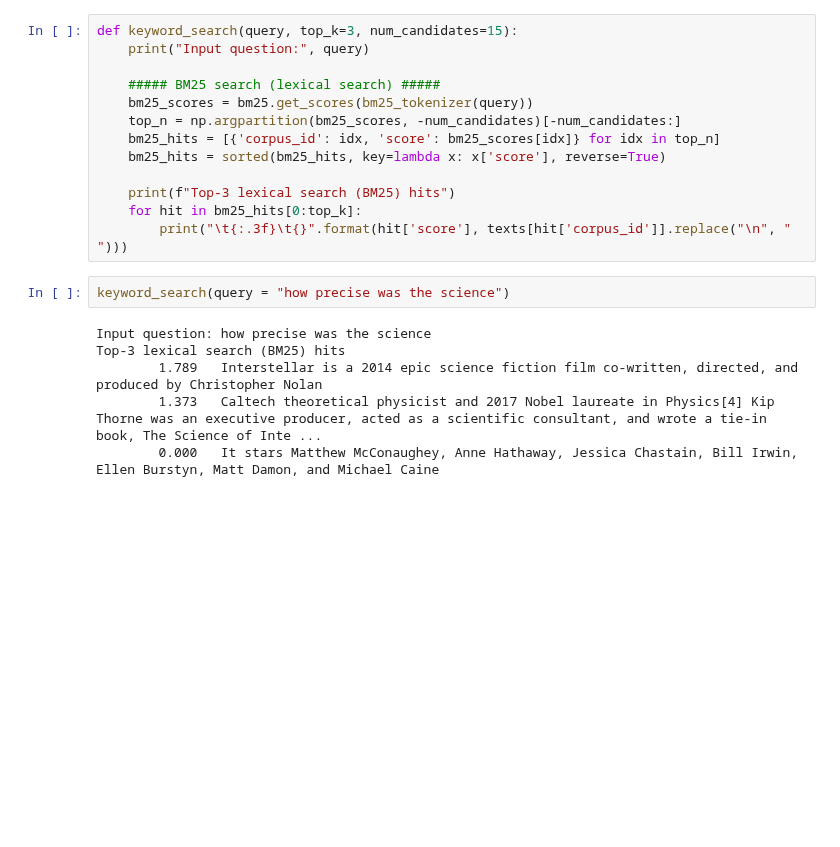
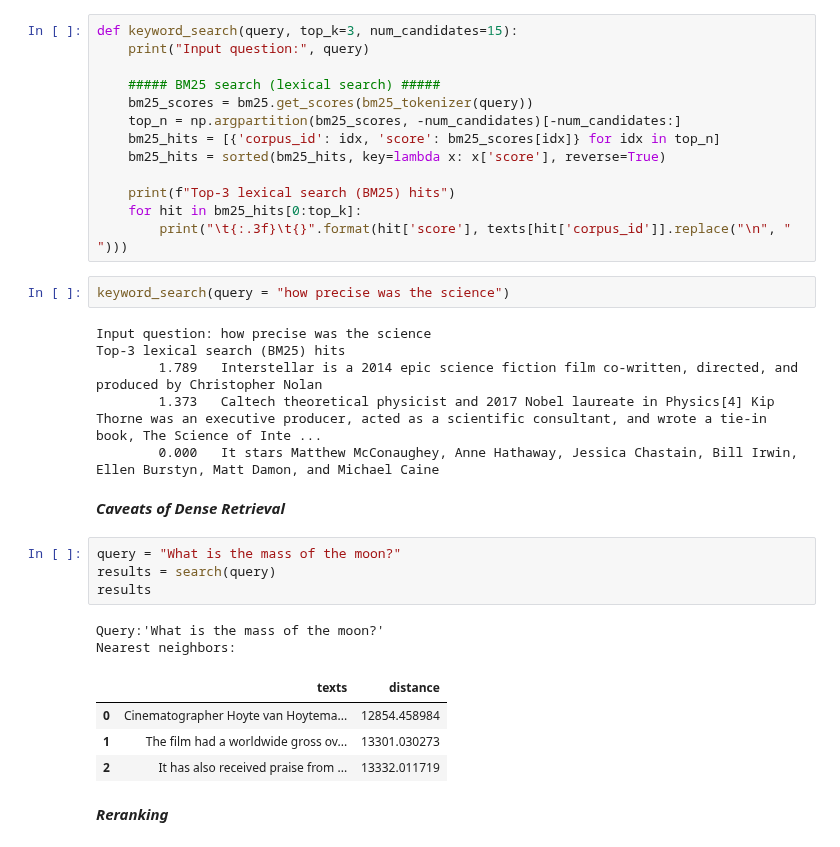
Before and after one commit to Samin-Sadaf7/Book-of-LLMs, a Jupyter notebook: HandsOnLLM_8.ipynb, the cells around one changed output. Cells and saved outputs as stored; diff of their text form; blank space fills up the shorter version.

```diff
--- a/HandsOnLLM_8.ipynb
+++ b/HandsOnLLM_8.ipynb
@@ -138,3 +138,18 @@ Top-3 lexical search (BM25) hits
         1.789   Interstellar is a 2014 epic science fiction film co-written, directed, and produced by Christopher Nolan
         1.373   Caltech theoretical physicist and 2017 Nobel laureate in Physics[4] Kip Thorne was an executive producer, acted as a scientific consultant, and wrote a tie-in book, The Science of Inte ...
         0.000   It stars Matthew McConaughey, Anne Hathaway, Jessica Chastain, Bill Irwin, Ellen Burstyn, Matt Damon, and Michael Caine
+# %% [markdown]
+***Caveats of Dense Retrieval***
+# %%
+query = "What is the mass of the moon?"
+results = search(query)
+results
+# %% [output]
+Query:'What is the mass of the moon?'
+Nearest neighbors:
+|  | texts | distance |
+| 0 | Cinematographer Hoyte van Hoytema... | 12854.458984 |
+| 1 | The film had a worldwide gross ov... | 13301.030273 |
+| 2 | It has also received praise from ... | 13332.011719 |
+# %% [markdown]
+***Reranking***
```
Also changed, not shown: parts of 14 cells of this notebook.
